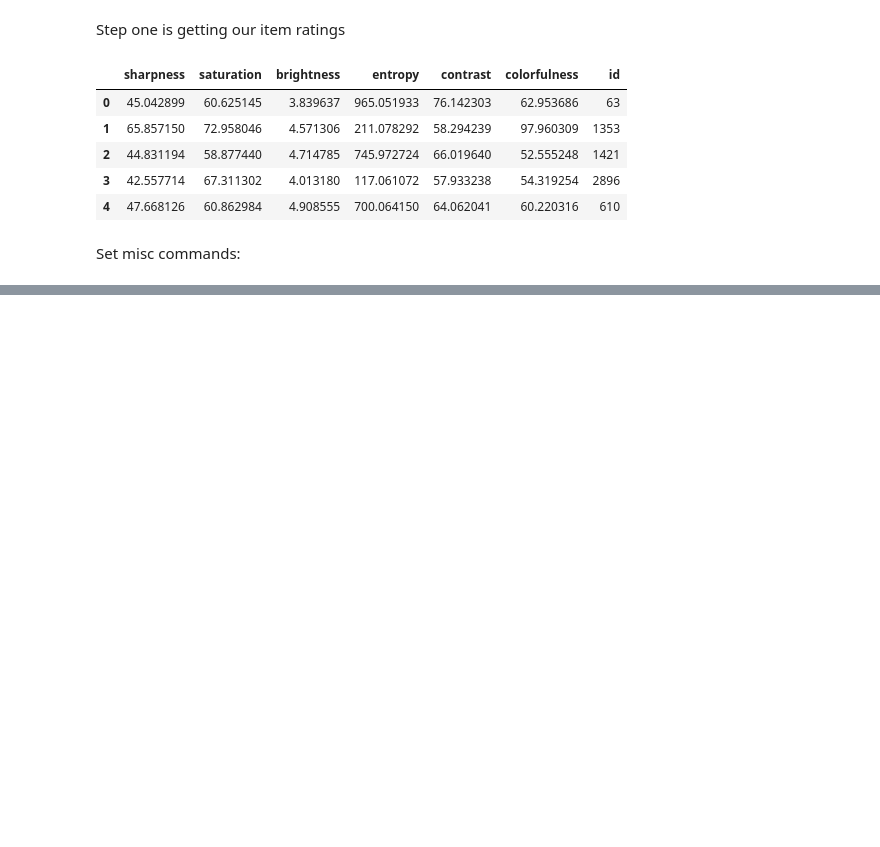
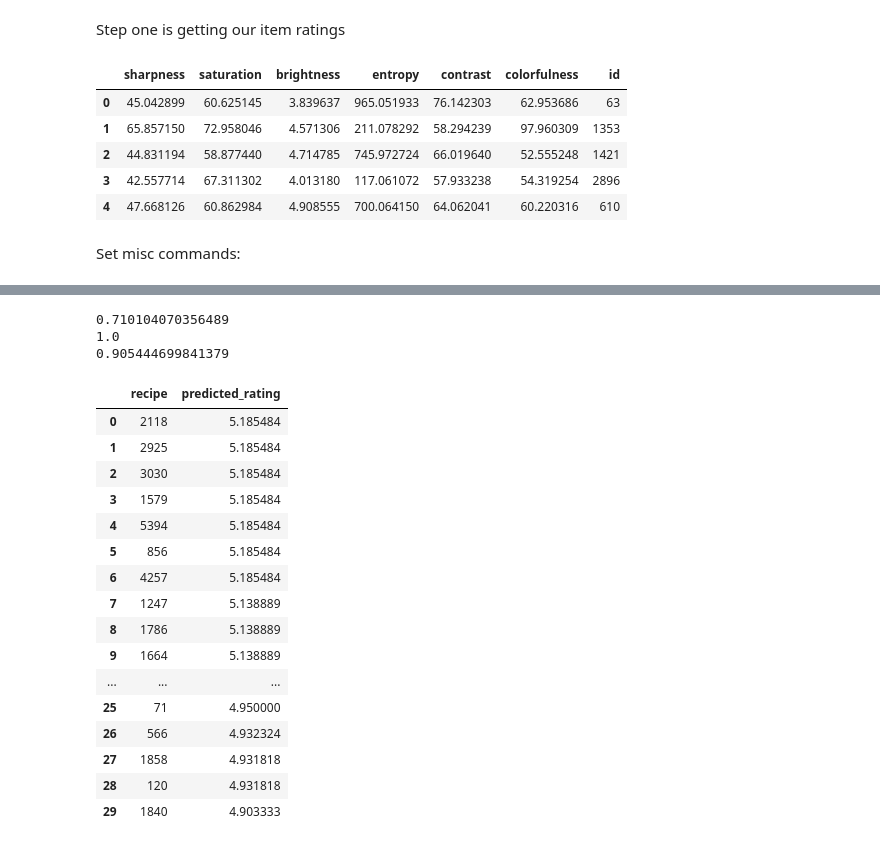
Before and after one commit to snorrealv/info345_semester_assignment, a Jupyter notebook: VCS_Recommender/features_recommender.ipynb, the cells around one changed output, grey strips where cells are left out. Drawn from its saved outputs; the diff is of its cells as text; code cells hidden in the pictures; blank space fills up the shorter version.

```diff
--- a/VCS_Recommender/features_recommender.ipynb
+++ b/VCS_Recommender/features_recommender.ipynb
@@ -112,0 +144,8 @@ get_item_profile(63)
+# %%
+print(val.simularity.min())
+print(val.simularity.max())
+print(val.simularity.mean())
+# %% [output]
+0.710104070356489
+1.0
+0.905444699841379
@@ -112,0 +155,22 @@ get_item_profile(63)
+# %%
+l = recommendation.recommend(455, top_recipes=30)
+l = l.reset_index(drop=True)
+l
+# %% [output]
+|  | recipe | predicted_rating |
+| 0 | 2118 | 5.185484 |
+| 1 | 2925 | 5.185484 |
+| 2 | 3030 | 5.185484 |
+| 3 | 1579 | 5.185484 |
+| 4 | 5394 | 5.185484 |
+| 5 | 856 | 5.185484 |
+| 6 | 4257 | 5.185484 |
+| 7 | 1247 | 5.138889 |
+| 8 | 1786 | 5.138889 |
+| 9 | 1664 | 5.138889 |
+| ... | ... | ... |
+| 25 | 71 | 4.950000 |
+| 26 | 566 | 4.932324 |
+| 27 | 1858 | 4.931818 |
+| 28 | 120 | 4.931818 |
+| 29 | 1840 | 4.903333 |
```
Also changed, not shown: parts of 19 cells of this notebook, 38 other files.
